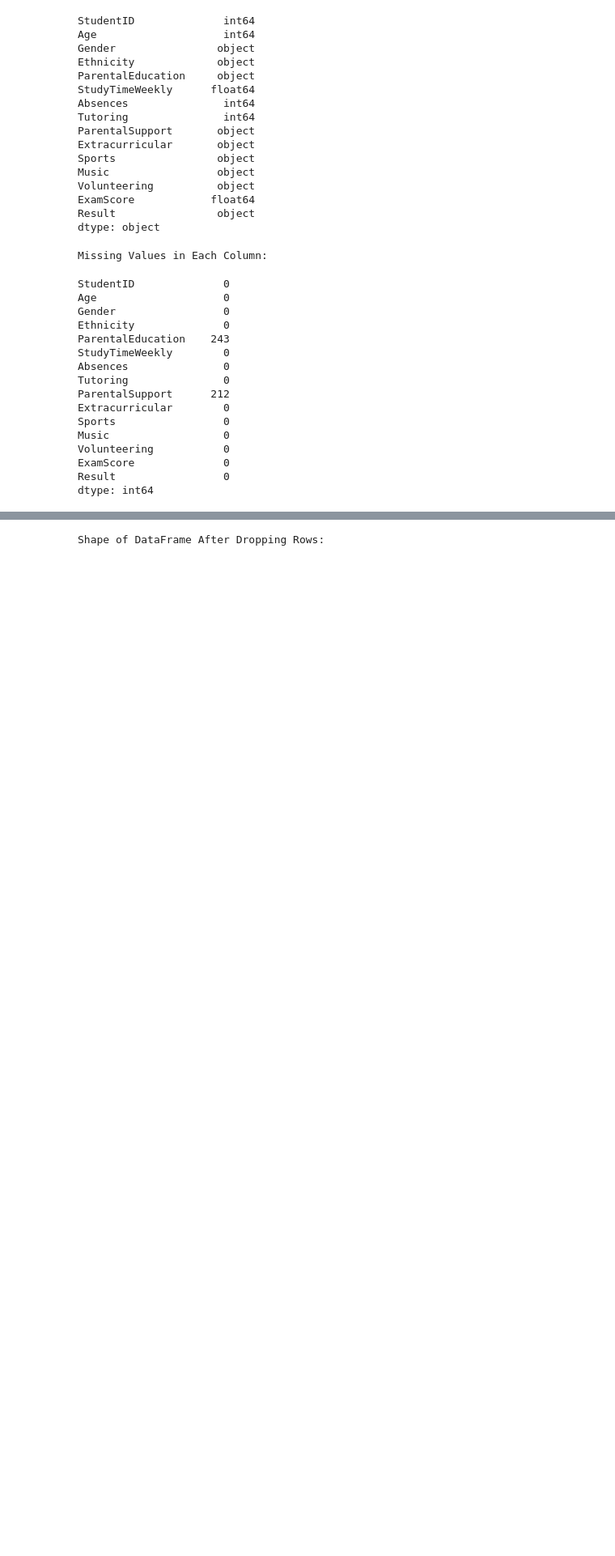
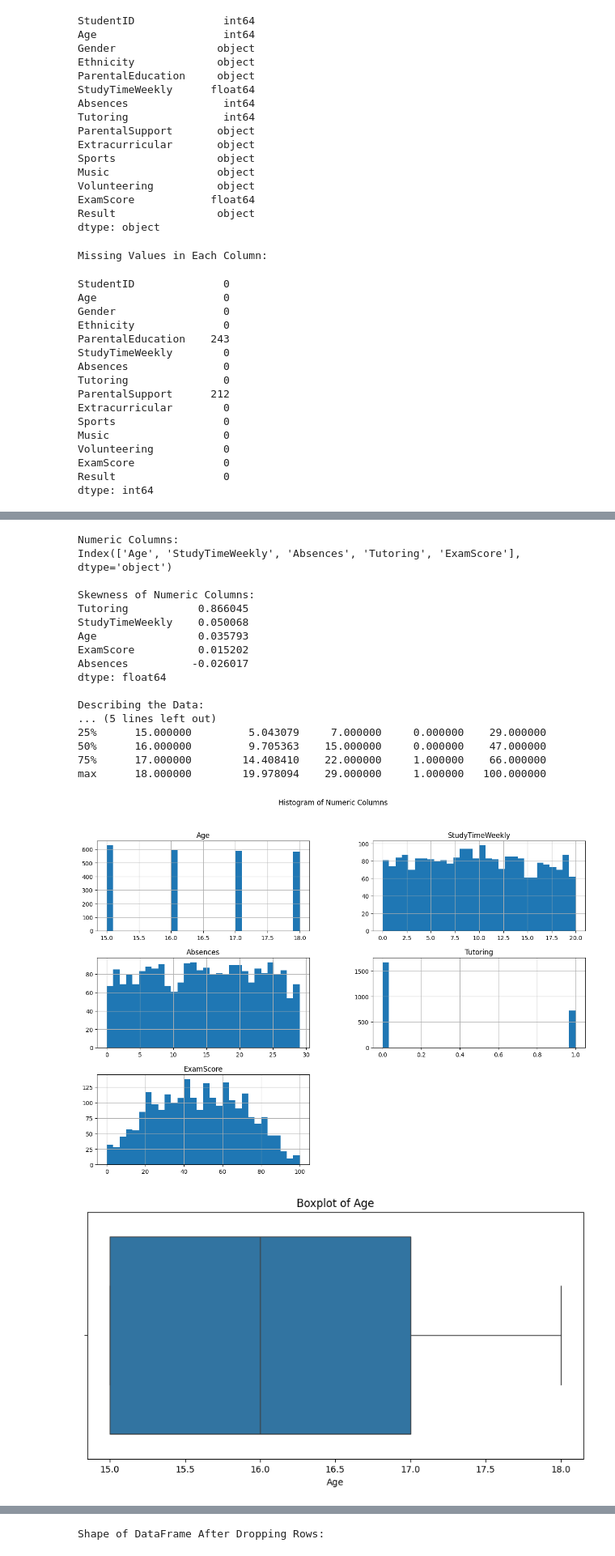
Before and after one commit to muhammederbay10/Student-Performance-Prediction, a Jupyter notebook: Student Performance Prediction.ipynb, the cells around one changed output, grey strips where cells are left out. Shown: that part at 81% size. Drawn from its saved outputs; the diff is of its cells as text; code cells hidden in the pictures; blank space fills up the shorter version.

```diff
--- a/Student Performance Prediction.ipynb
+++ b/Student Performance Prediction.ipynb
@@ -82,0 +72,49 @@ dtype: int64
+# %%
+%matplotlib inline
+import matplotlib.pyplot as plt
+import seaborn as sns
+
+# Identifying numerical Columns
+numeric_cols = df.select_dtypes(include=['int64', 'float64']).columns
+print("\nNumeric Columns:")
+print(numeric_cols)
+
+# Skewness of Numeric Columns
+print("\nSkewness of Numeric Columns:")
+print(df[numeric_cols].skew().sort_values(ascending=False))
+
+#Describing the Data
+print("\nDescribing the Data:")
+print(df[numeric_cols].describe())
+
+# Histogram of Numeric Columns
+df[numeric_cols].hist(bins=30, figsize=(15,10))
+plt.suptitle('Histogram of Numeric Columns')
+plt.show()
+
+
+for col in numeric_cols:
+    plt.figure(figsize=(10, 5))
+    sns.boxplot(x=df[col])
+    plt.title(f'Boxplot of {col}')
+    plt.show()
+# %% [output]
+Numeric Columns:
+Index(['Age', 'StudyTimeWeekly', 'Absences', 'Tutoring', 'ExamScore'], dtype='object')
+
+Skewness of Numeric Columns:
+Tutoring           0.866045
+StudyTimeWeekly    0.050068
+Age                0.035793
+ExamScore          0.015202
+Absences          -0.026017
+dtype: float64
+
+Describing the Data:
+... (5 lines left out)
+25%      15.000000         5.043079     7.000000     0.000000    29.000000
+50%      16.000000         9.705363    15.000000     0.000000    47.000000
+75%      17.000000        14.408410    22.000000     1.000000    66.000000
+max      18.000000        19.978094    29.000000     1.000000   100.000000
+[figure, added]
+[figure, added]
```
Also changed, not shown: parts of 15 cells of this notebook, 2 other files.
